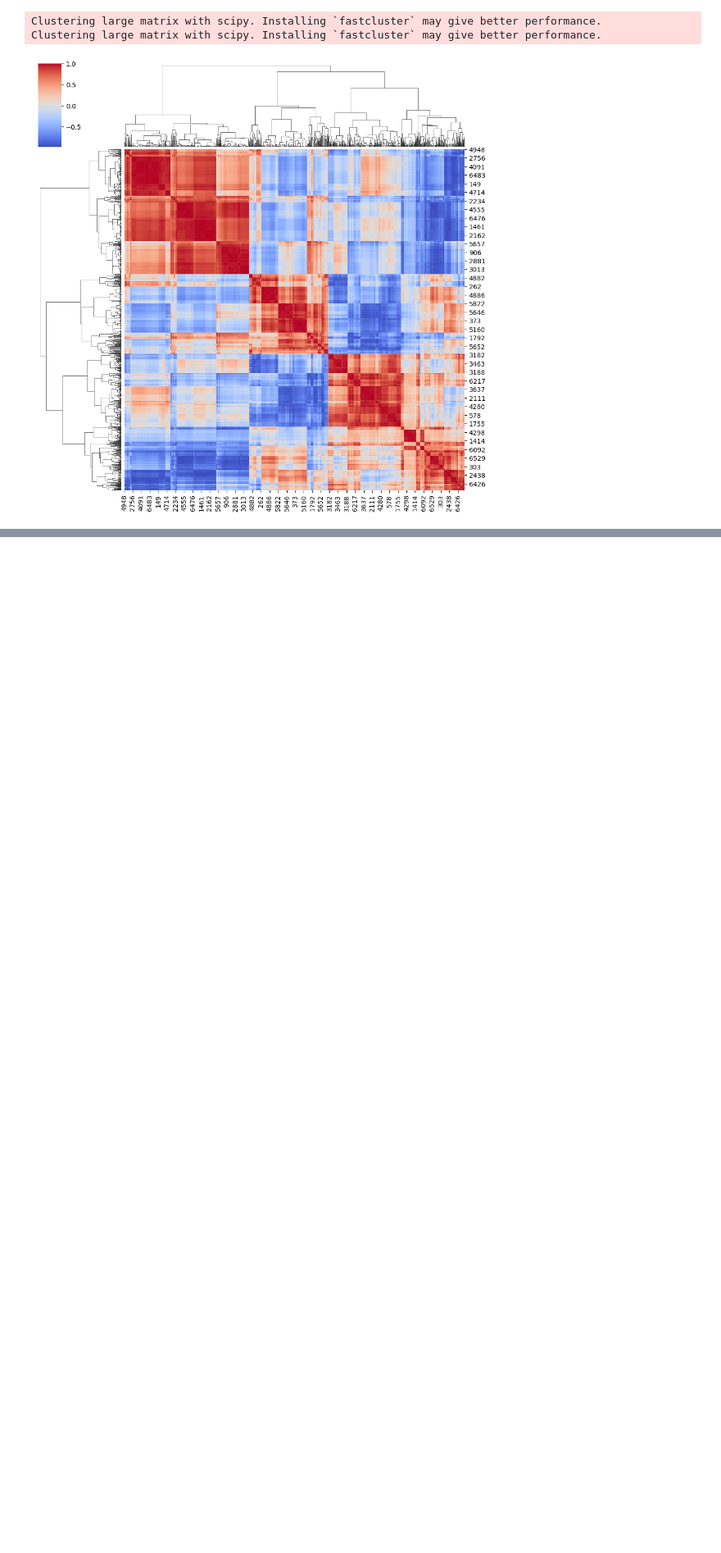
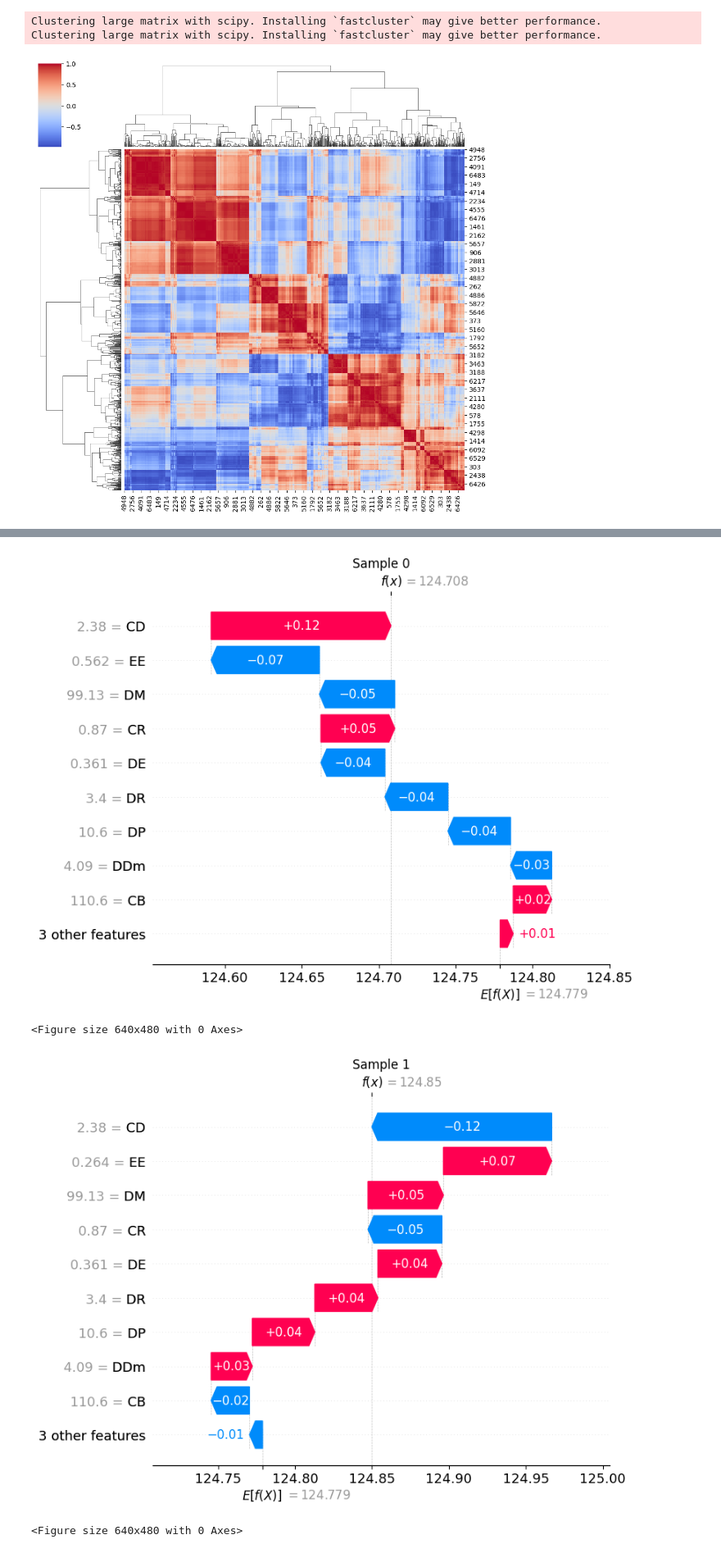
Before and after one commit to huangyiru123/Shap_explanation, a Jupyter notebook: shap画图2.ipynb, the cells around one changed output, grey strips where cells are left out. Shown at 82% size. Drawn from its saved outputs; the diff is of its cells as text; code cells hidden in the pictures; blank space fills up the shorter version.

```diff
--- a/shap画图2.ipynb
+++ b/shap画图2.ipynb
@@ -193,0 +243,21 @@ Clustering large matrix with scipy. Installing `fastcluster` may give better per
+# %%
+## 计算 SHAP 值
+import matplotlib.pyplot as plt
+# explainer = shap.TreeExplainer(model)
+# shap_values = explainer.shap_values(data)
+# 将 SHAP 值转换为 Explanation 对象列表
+shap_values = [shap.Explanation(values=sv, base_values=np.mean(data, axis=0), data=data.iloc[[i]]) for i, sv in enumerate(shap_values)]
+
+# 绘制每个样本的特征重要性瀑布图
+for i, sv in enumerate(shap_values):
+    plt.title(f"Sample {i}")
+    shap.waterfall_plot(sv[0], max_display=10)
+
+
+    plt.savefig('瀑布图.png', bbox_inches='tight', dpi=300)
+    plt.show()
+# %% [output]
+[figure, added]
+<Figure size 640x480 with 0 Axes>
+[figure, added]
+<Figure size 640x480 with 0 Axes>
```
Also changed, not shown: parts of 5 cells of this notebook.
